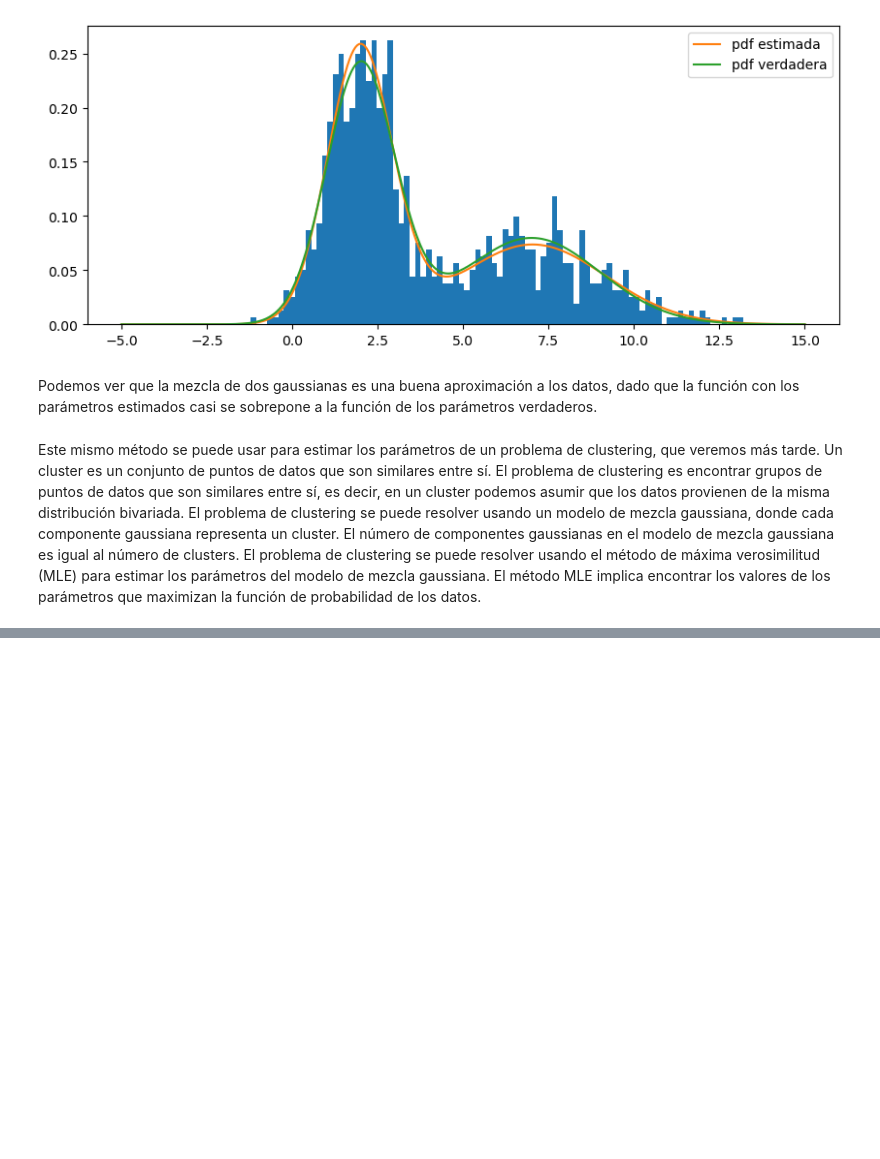
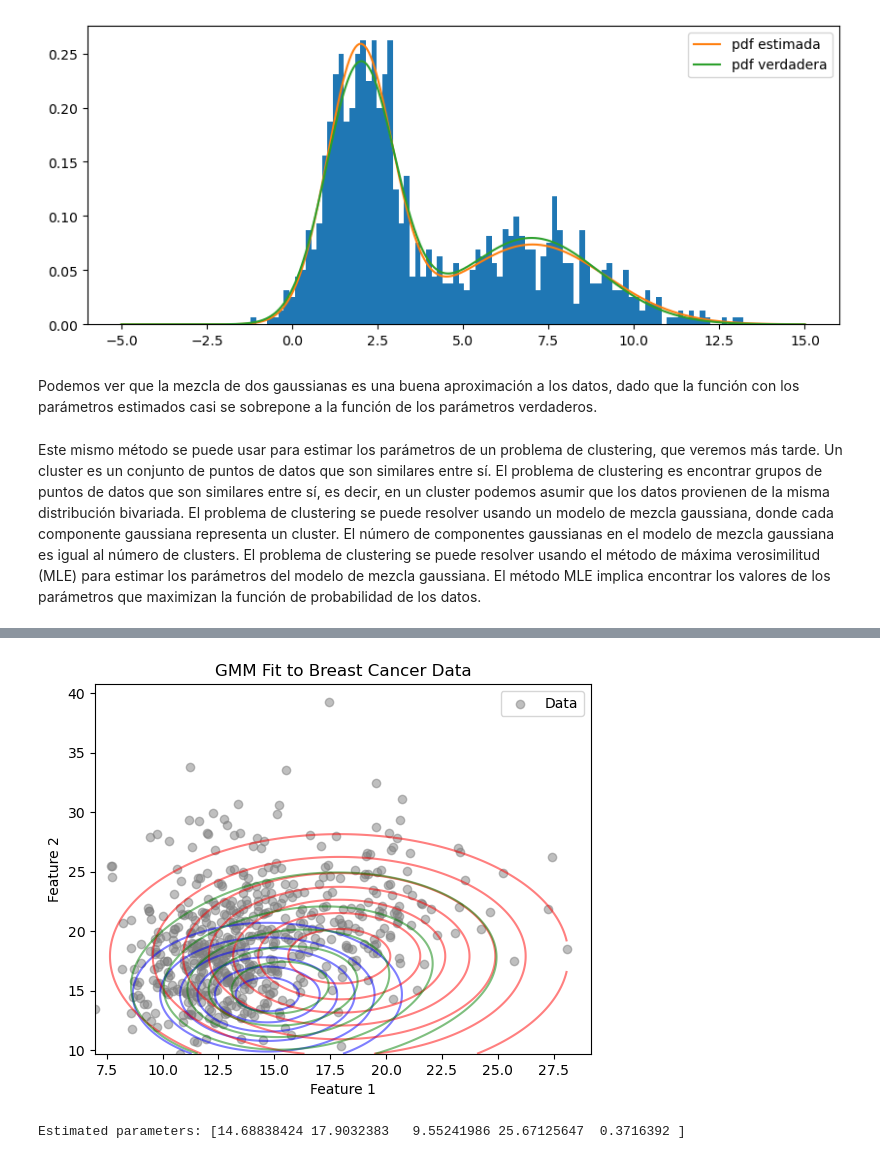
Before and after one commit to jealcalat/AEM-ITESO, a Jupyter notebook: tema_3/3.1_funcion_verosimilitud_Vpython.ipynb, the cells around one changed output, grey strips where cells are left out. Drawn from its saved outputs; the diff is of its cells as text; code cells hidden in the pictures; blank space fills up the shorter version.

```diff
--- a/tema_3/3.1_funcion_verosimilitud_Vpython.ipynb
+++ b/tema_3/3.1_funcion_verosimilitud_Vpython.ipynb
@@ -738,0 +829,71 @@ Este mismo método se puede usar para estimar los parámetros de un problema de
+# %%
+# plot histogram of first feature
+from scipy.optimize import minimize
+import numpy as np
+from sklearn.datasets import load_breast_cancer
+from scipy.stats import multivariate_normal
+
+# Load the data
+data = load_breast_cancer()
+X = data.data[:, :2]  # Using only the first two features
+
+# Negative Log-Likelihood Function for 2-component GMM
+def gmm_neg_log_likelihood(params):
+    mu1, mu2, sigma1, sigma2, pi_1 = params
+    pi_2 = 1 - pi_1
+
+    # Compute the PDF of each component
+    rv1 = multivariate_normal([mu1, mu1], [[sigma1, 0], [0, sigma1]])
+    rv2 = multivariate_normal([mu2, mu2], [[sigma2, 0], [0, sigma2]])
+
+    # Overall PDF (mixture of the two components)
+    mixed_rv = pi_1 * rv1.pdf(X) + pi_2 * rv2.pdf(X)
+
+    # Calculate the negative log-likelihood
+    neg_log_likelihood = -np.sum(np.log(mixed_rv))
+
+    return neg_log_likelihood
+
+# Initial parameter guess [mu1, mu2, sigma1, sigma2, pi_1]
+initial_params = [10, 20, 5, 5, 0.5]
+
+# Perform MLE optimization
+result = minimize(gmm_neg_log_likelihood, initial_params, bounds=[(None, None), (None, None), (0.1, None), (0.1, None), (0.01, 0.99)])
+estimated_params = result.x
+estimated_params = result.x
+mu1, mu2, sigma1, sigma2, pi_1 = estimated_params
+pi_2 = 1 - pi_1
+# Generate grid for contour plot
+x, y = np.mgrid[np.min(X[:, 0]):np.max(X[:, 0]):.1, np.min(X[:, 1]):np.max(X[:, 1]):.1]
+pos = np.empty(x.shape + (2,))
+pos[:, :, 0] = x
+pos[:, :, 1] = y
+
+# Create the Gaussian components and mixture model
+rv1 = multivariate_normal([mu1, mu1], [[sigma1, 0], [0, sigma1]])
+rv2 = multivariate_normal([mu2, mu2], [[sigma2, 0], [0, sigma2]])
+
+# Plotting
+fig, ax = plt.subplots()
+
+# Plot scatter plot of original data
+ax.scatter(X[:, 0], X[:, 1], c='grey', alpha=0.5, label='Data')
+
+# Plot contour of the first Gaussian component
+ax.contour(x, y, rv1.pdf(pos), colors='blue', alpha=0.5, label='Gaussian 1')
+
+# Plot contour of the second Gaussian component
+ax.contour(x, y, rv2.pdf(pos), colors='red', alpha=0.5, label='Gaussian 2')
+
+# Plot contour of the Gaussian mixture model
+ax.contour(x, y, pi_1 * rv1.pdf(pos) + pi_2 * rv2.pdf(pos), colors='green', alpha=0.5, label='GMM')
+
+ax.legend()
+plt.xlabel('Feature 1')
+plt.ylabel('Feature 2')
+plt.title('GMM Fit to Breast Cancer Data')
+plt.show()
+print(f"Estimated parameters: {estimated_params}")
+# %% [output]
+[figure, added]
+Estimated parameters: [14.68838424 17.9032383   9.55241986 25.67125647  0.3716392 ]
```
Also changed, not shown: parts of 7 cells of this notebook, 1 other file.
